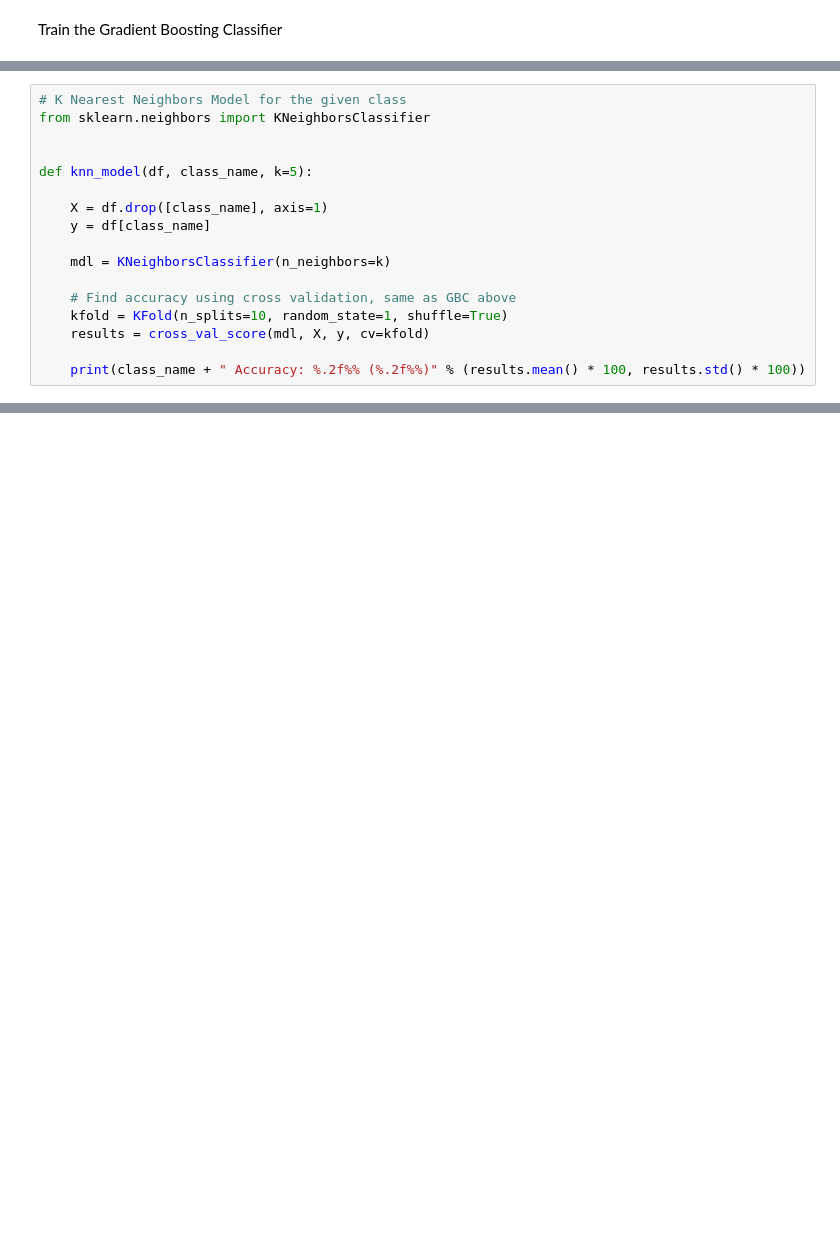
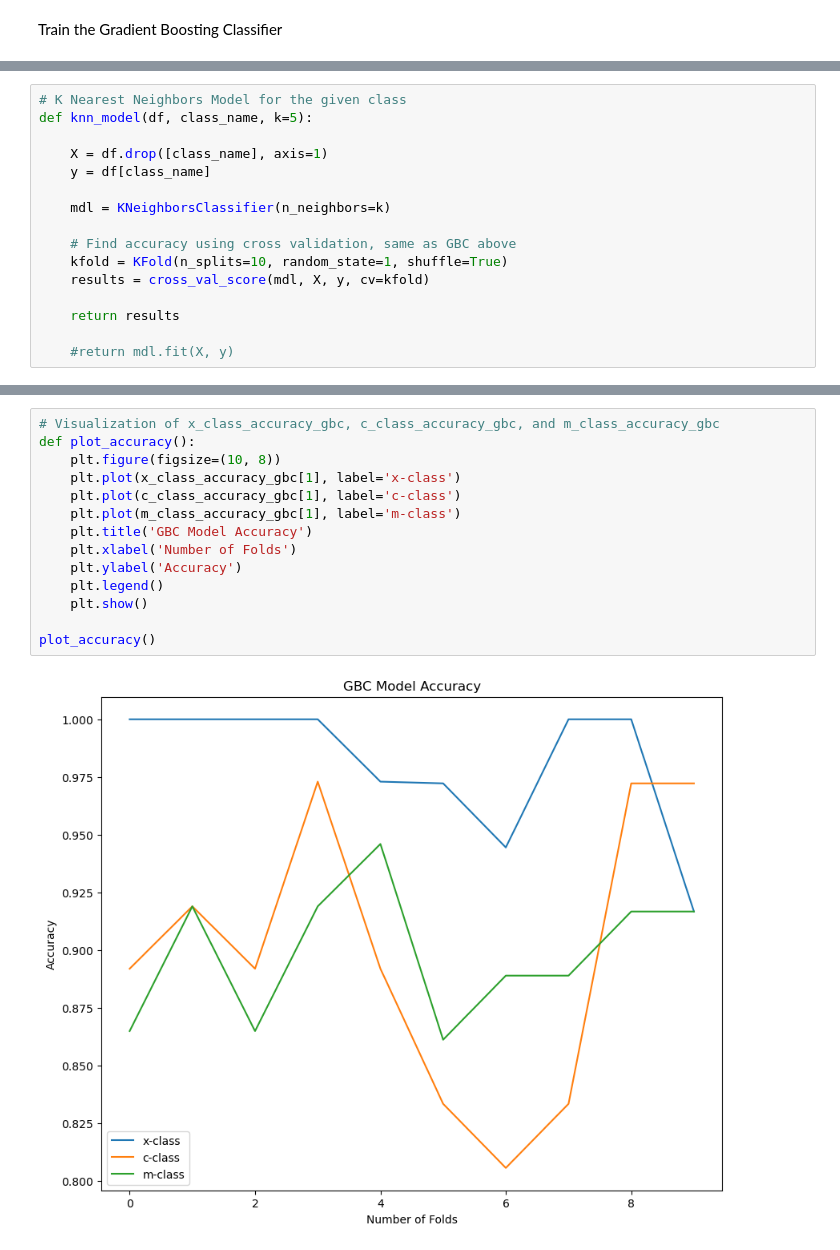
Before and after one commit to ddalton-swe/flare-prediction-project, a Jupyter notebook: SolarFlare_Analysis.ipynb, the cells around one changed output, grey strips where cells are left out. Cells and saved outputs as stored; diff of their text form; blank space fills up the shorter version.

```diff
--- a/SolarFlare_Analysis.ipynb
+++ b/SolarFlare_Analysis.ipynb
@@ -272,8 +274,5 @@ m-class Accuracy: 89.86% (2.76%)
 # %%
 # K Nearest Neighbors Model for the given class
-from sklearn.neighbors import KNeighborsClassifier
-
-
 def knn_model(df, class_name, k=5):
 
     X = df.drop([class_name], axis=1)
@@ -285,4 +284,6 @@ def knn_model(df, class_name, k=5):
     kfold = KFold(n_splits=10, random_state=1, shuffle=True)
     results = cross_val_score(mdl, X, y, cv=kfold)
 
-    print(class_name + " Accuracy: %.2f%% (%.2f%%)" % (results.mean() * 100, results.std() * 100))
+    return results
+
+    #return mdl.fit(X, y)
@@ -320,0 +321,16 @@ m-class Accuracy: 90.68% (2.82%)
+# %%
+# Visualization of x_class_accuracy_gbc, c_class_accuracy_gbc, and m_class_accuracy_gbc
+def plot_accuracy():
+    plt.figure(figsize=(10, 8))
+    plt.plot(x_class_accuracy_gbc[1], label='x-class')
+    plt.plot(c_class_accuracy_gbc[1], label='c-class')
+    plt.plot(m_class_accuracy_gbc[1], label='m-class')
+    plt.title('GBC Model Accuracy')
+    plt.xlabel('Number of Folds')
+    plt.ylabel('Accuracy')
+    plt.legend()
+    plt.show()
+
+plot_accuracy()
+# %% [output]
+[figure, added]
```
Also changed, not shown: parts of 10 cells of this notebook.
